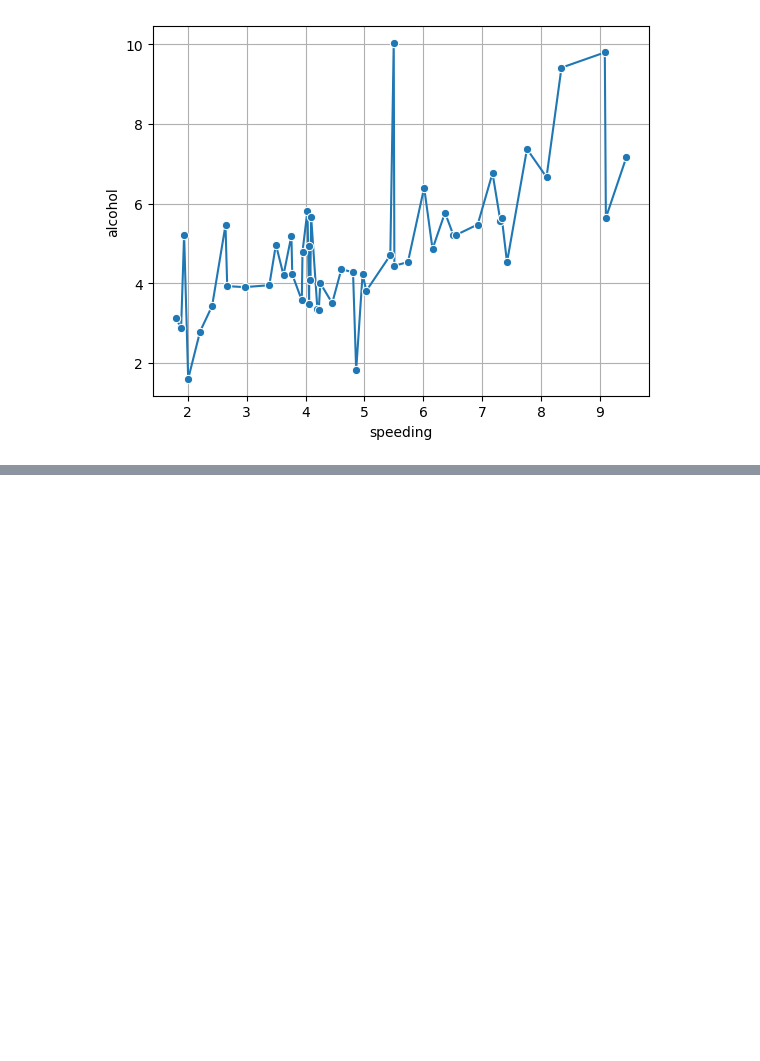
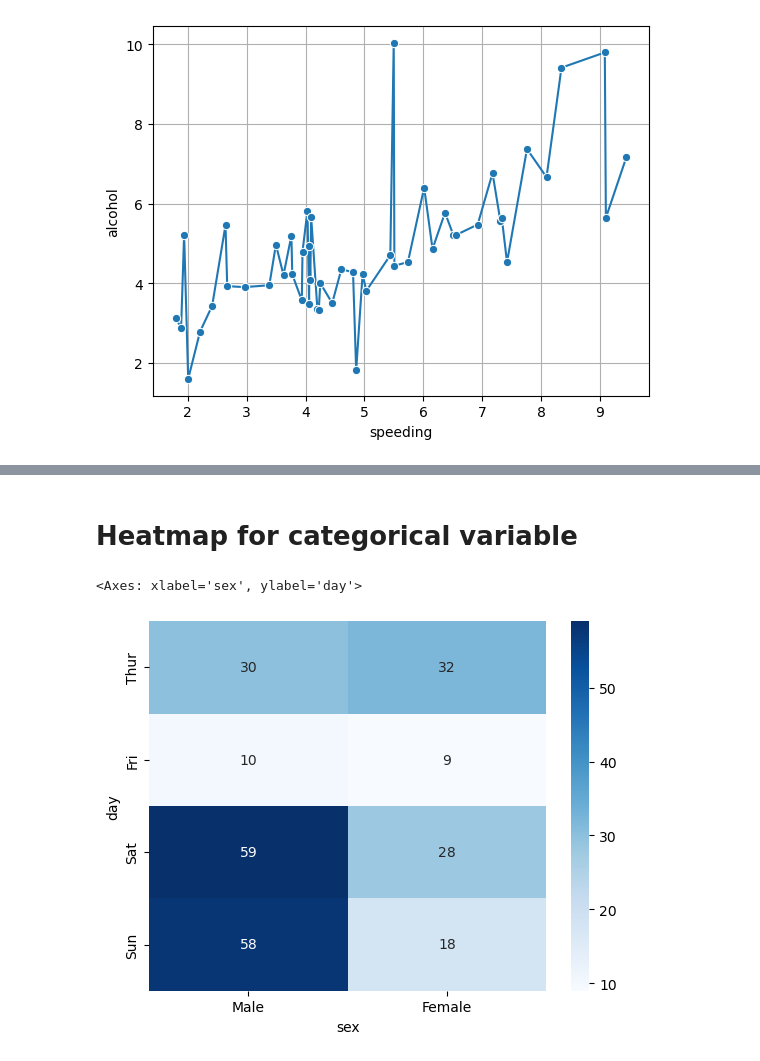
Before and after one commit to Shivacharan16/Data-Analytics-, a Jupyter notebook: seanborn.ipynb, the cells around one changed output, grey strips where cells are left out. Cells and saved outputs as stored; diff of their text form; code cells hidden in the pictures; blank space fills up the shorter version.

```diff
--- a/seanborn.ipynb
+++ b/seanborn.ipynb
@@ -157,0 +160,3 @@ plt.grid()
+# %%
+df=sns.load_dataset('tips')
+df
@@ -157,0 +177,2 @@ plt.grid()
+# %% [markdown]
+# Heatmap for categorical variable
@@ -157,0 +187,6 @@ plt.grid()
+# %%
+pivot = df.pivot_table(index = "day",columns = "sex",aggfunc = "size",observed=False)
+sns.heatmap(pivot,annot = True,cmap="Blues")
+# %% [output]
+<Axes: xlabel='sex', ylabel='day'>
+[figure, added]
```
Also changed, not shown: parts of 24 cells of this notebook.
